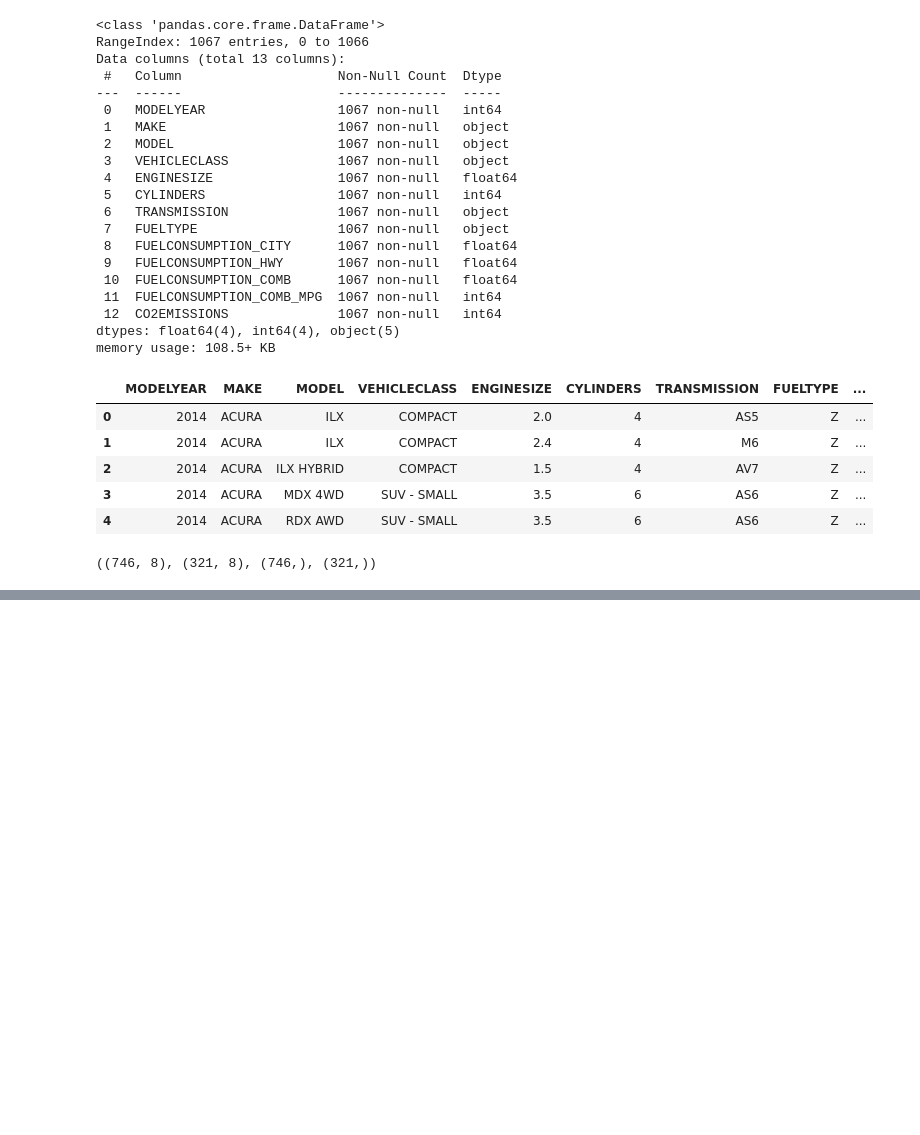
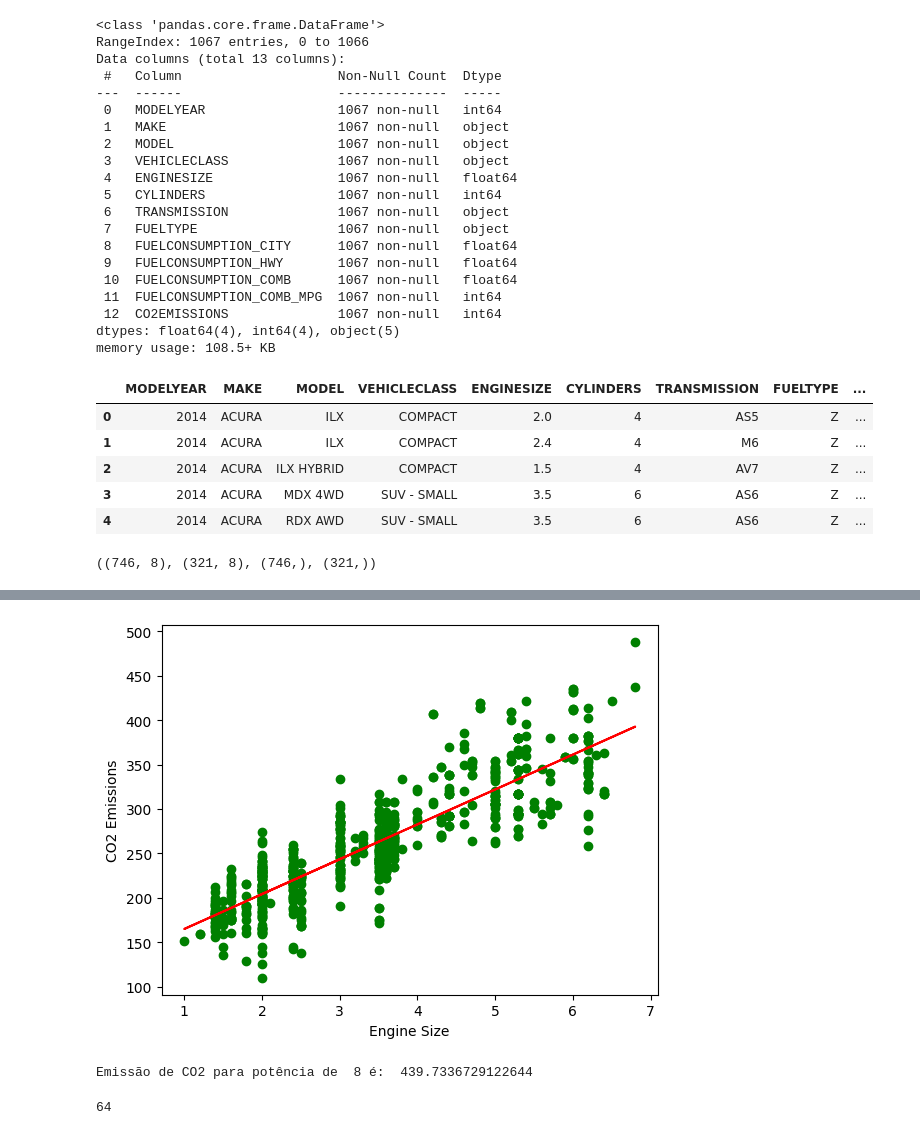
Before and after one commit to JDDPacheco/TADS42, a Jupyter notebook: TETI/aula_24-11-11.ipynb, the cells around one changed output, grey strips where cells are left out. Drawn from its saved outputs; the diff is of its cells as text; code cells hidden in the pictures; blank space fills up the shorter version.

```diff
--- a/TETI/aula_24-11-11.ipynb
+++ b/TETI/aula_24-11-11.ipynb
@@ -74,0 +146,3 @@ modelo_reg =
+# %%
+treino1 = df_selecao[:(int(len(df_selecao)*0.7))]
+teste1 = df_selecao[(int(len(df_selecao)*0.7)):]
@@ -74,0 +153,2 @@ modelo_reg =
+# %%
+modelo_regl = linear_model.LinearRegression()
@@ -74,0 +169,8 @@ modelo_reg =
+# %%
+plt.scatter(treino1['ENGINESIZE'], treino1['CO2EMISSIONS'], color = 'green')
+plt.plot(treino_x, modelo_regl.coef_*treino_x + modelo_regl.intercept_, '-r')
+plt.xlabel('Engine Size')
+plt.ylabel('CO2 Emissions')
+plt.show()
+# %% [output]
+[figure, added]
@@ -74,0 +181,7 @@ modelo_reg =
+# %%
+potencia = 8
+emissao_est = predicao_co2(potencia, modelo_regl.intercept_[0], modelo_regl.coef_[0][0])
+
+print('Emissão de CO2 para potência de ', potencia, 'é: ', emissao_est)
+# %% [output]
+Emissão de CO2 para potência de  8 é:  439.7336729122644
@@ -74,0 +197,4 @@ modelo_reg =
+# %%
+len(digits.feature_names)
+# %% [output]
+64
```
Also changed, not shown: parts of 39 cells of this notebook.
